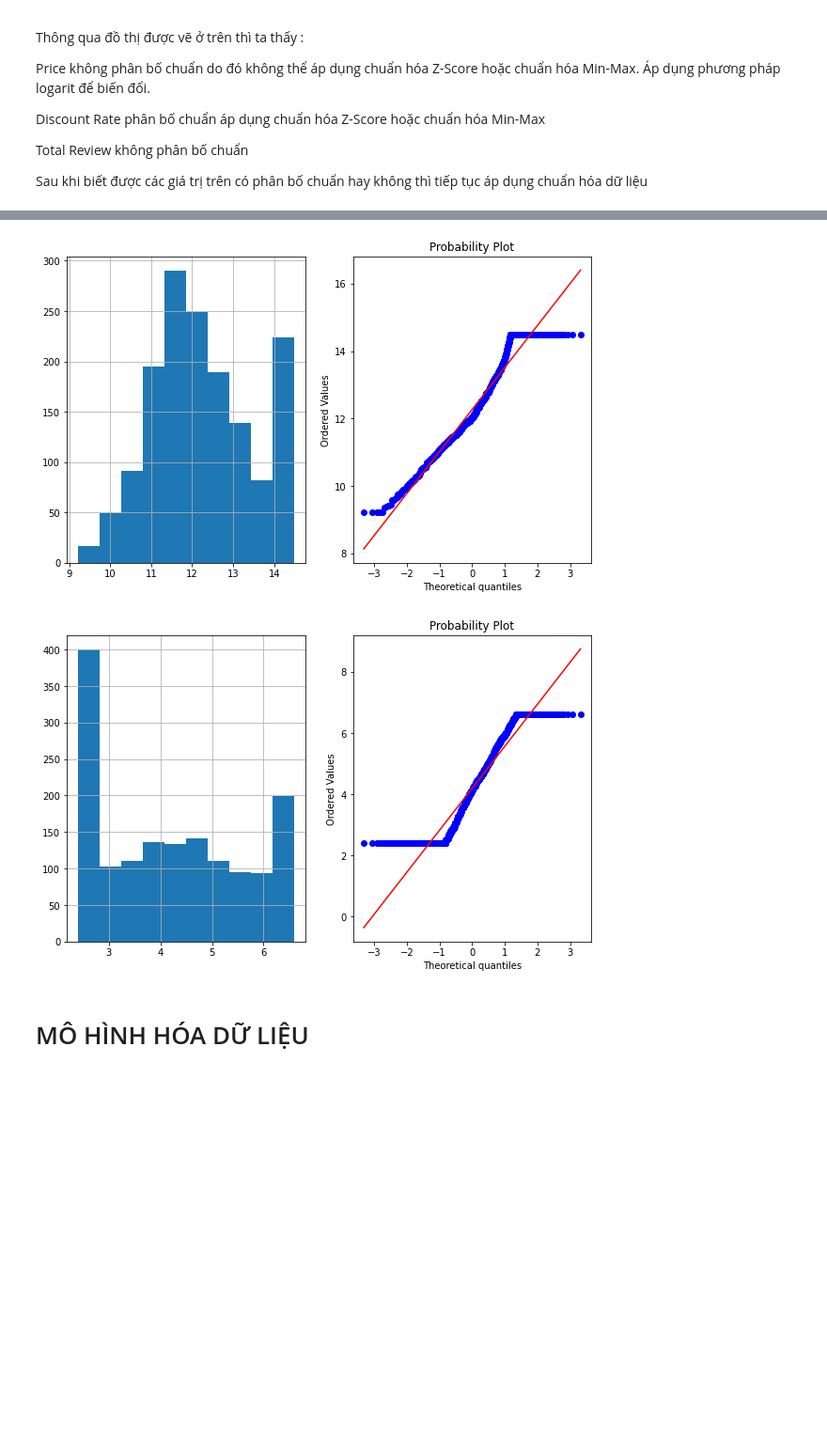
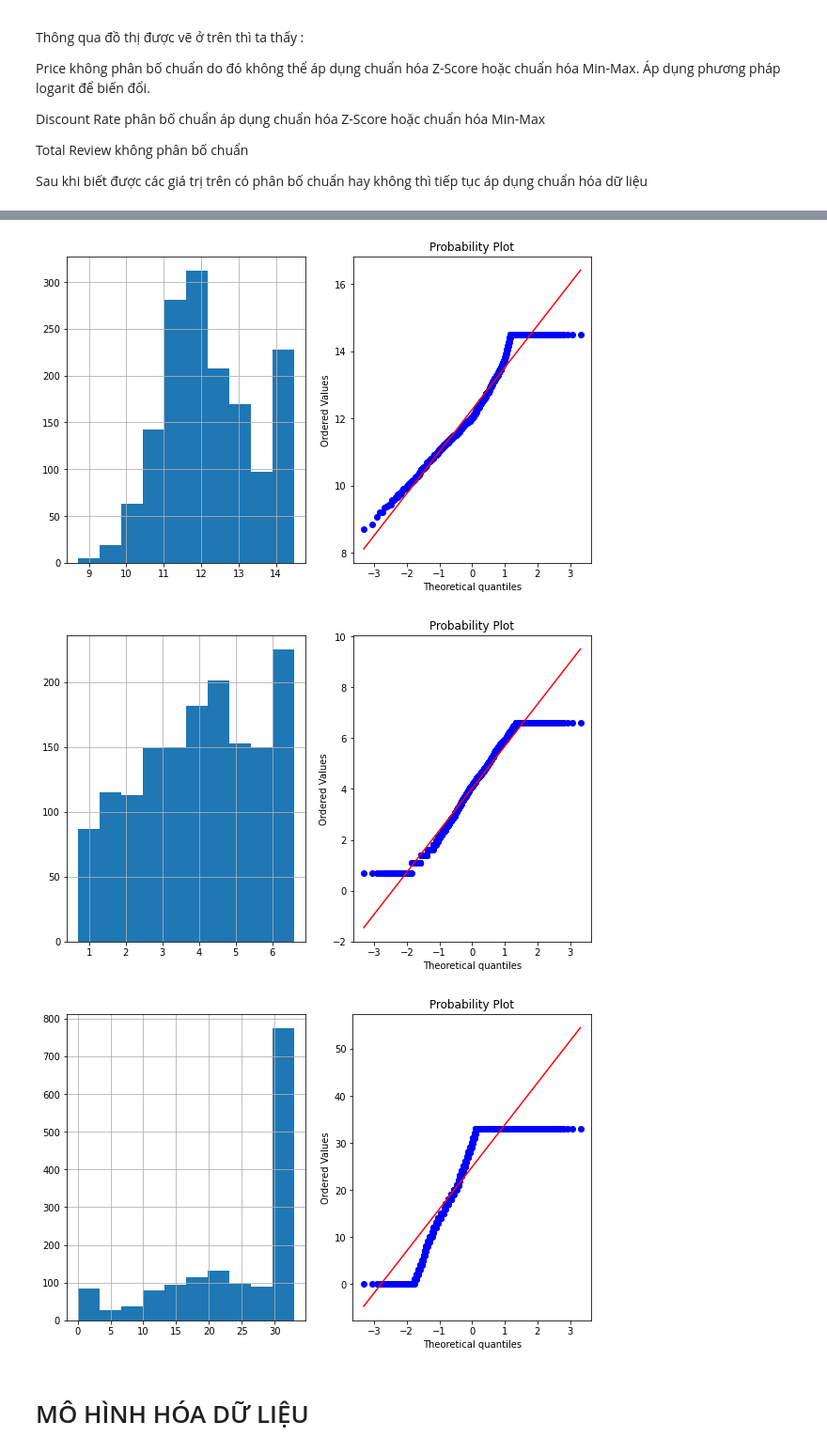
Before and after one commit to phanthetue2309/Data-Science-School-Learn, a Jupyter notebook: 25_04_2021_Final_Exam/Final_Exam.ipynb, the cells around one changed output, grey strips where cells are left out. Shown at 94% size. Cells and saved outputs as stored; diff of their text form; code cells hidden in the pictures; blank space fills up the shorter version.

```diff
--- a/25_04_2021_Final_Exam/Final_Exam.ipynb
+++ b/25_04_2021_Final_Exam/Final_Exam.ipynb
@@ -182,21 +193,11 @@ def SolvingOutliers(data, choice = 0) :
     Hàm xử lý ngoại lệ
     '''
     if choice == 1 :
-        # Xử lý cả biên trên lẫn biên dưới
-        data.loc[data['Price'] >= 1969000,'Price'] = 1969000
-        data.loc[data['Total Review'] >= 734,'Total Review']= 734
-        data.loc[data['Discount Rate'] >=33,'Discount Rate']= 33
-
-        data.loc[data['Price'] <= 10000,'Price'] = 10000
-        data.loc[data['Total Review'] <= 10,'Total Review']= 10
-        data.loc[data['Discount Rate'] <=5,'Discount Rate']= 5
-
-    elif choice == 2 :
         # Xử lý biên cuối
         data.loc[data['Price'] >= 1969000,'Price'] = 1969000
         data.loc[data['Total Review'] >= 734,'Total Review']= 734
         data.loc[data['Discount Rate'] >=33,'Discount Rate']= 33
-    elif choice == 3 :
+    elif choice == 2 :
         # Xử lý biên đầu
         data.loc[data['Price'] <= 10000,'Price'] = 10000
         data.loc[data['Total Review'] <= 10,'Total Review']= 10
@@ -297,4 +287,4 @@ def plot_data(df,feature):
 # %%
-last_data = ChangeRawData(data,0)
+last_data = ChangeRawData(data,2)
 last_data['Rating Average'].value_counts()
 # %% [output]
@@ -342,10 +333,12 @@ Sau khi biết được các giá trị trên có phân bố chuẩn hay không
 # %%
 last_data['Price_log']=np.log1p(last_data['Price'])
 last_data['Review_log']=np.log1p(last_data['Total Review'])
 plot_data(last_data,'Price_log')
 plot_data(last_data,'Review_log')
+plot_data(last_data,'Discount Rate')
 # %% [output]
-[figure, old version]
+[figure, new version]
-[figure, old version]
+[figure, new version]
+[figure, added]
 # %% [markdown]
 # MÔ HÌNH HÓA DỮ LIỆU
```
Also changed, not shown: parts of 64 cells of this notebook.
